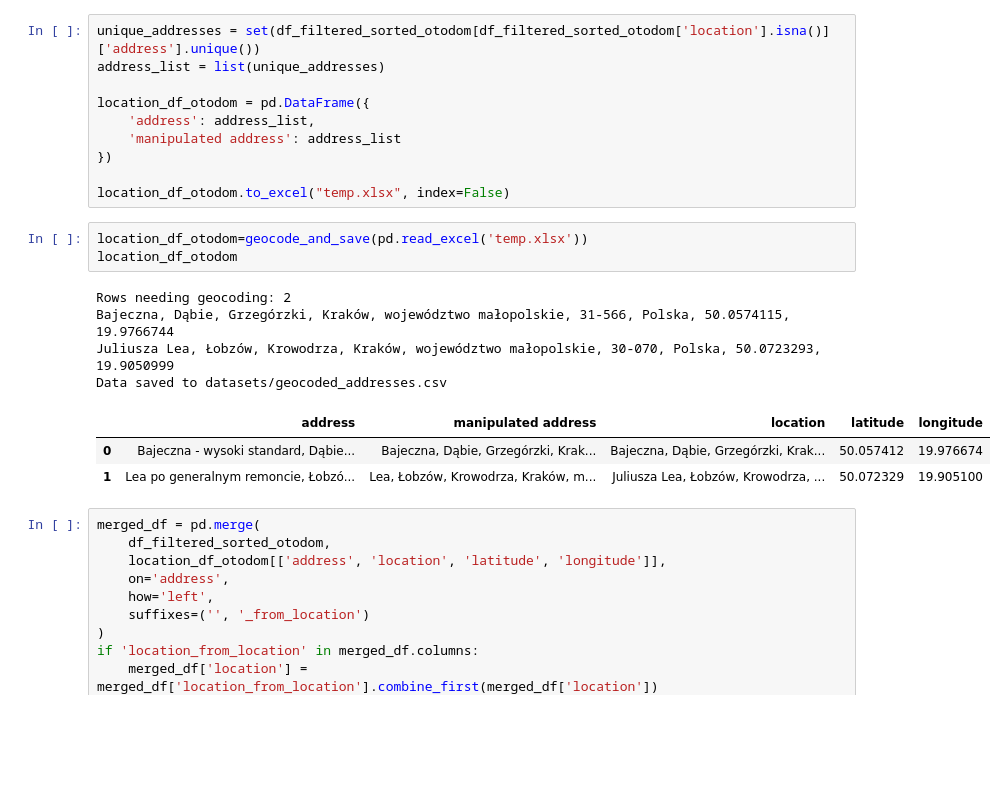
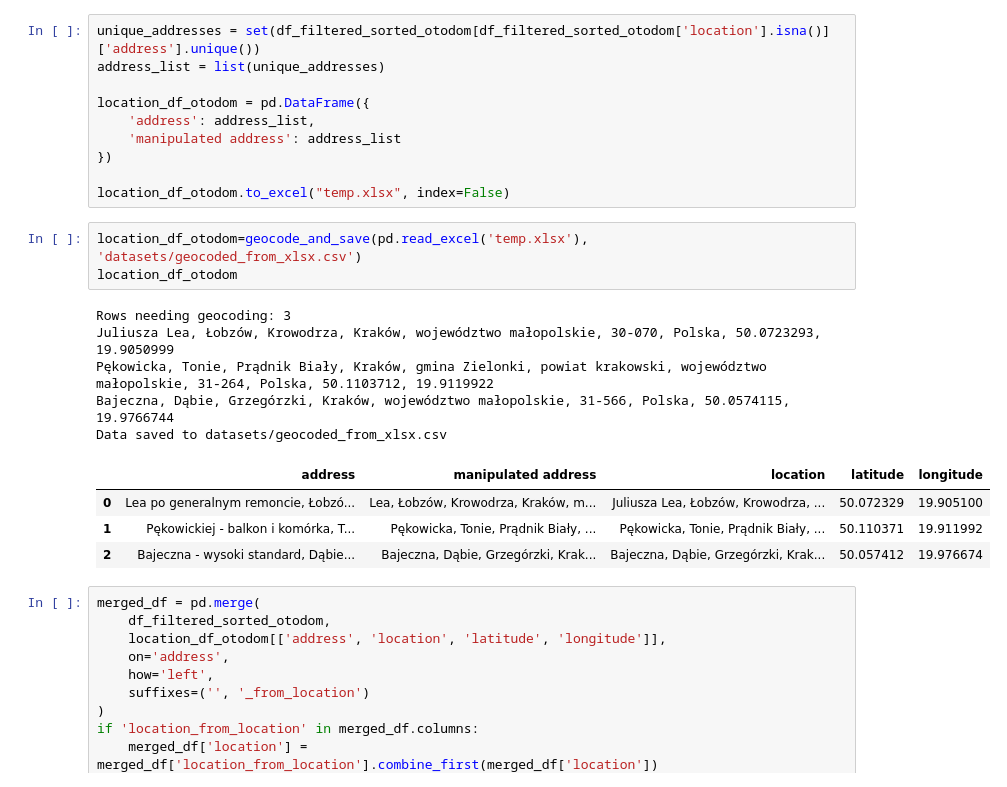
Before and after one commit to ksobczykR2DS/cracow-house-market-analysis, a Jupyter notebook: data_cleaning_and_engineering.ipynb, the cells around one changed output. Drawn from its saved outputs; the diff is of its cells as text; blank space fills up the shorter version.

```diff
--- a/data_cleaning_and_engineering.ipynb
+++ b/data_cleaning_and_engineering.ipynb
@@ -1651,16 +1696,18 @@ location_df_otodom = pd.DataFrame({
 
 location_df_otodom.to_excel("temp.xlsx", index=False)
 # %%
-location_df_otodom=geocode_and_save(pd.read_excel('temp.xlsx'))
+location_df_otodom=geocode_and_save(pd.read_excel('temp.xlsx'), 'datasets/geocoded_from_xlsx.csv')
 location_df_otodom
 # %% [output]
-Rows needing geocoding: 2
+Rows needing geocoding: 3
+Juliusza Lea, Łobzów, Krowodrza, Kraków, województwo małopolskie, 30-070, Polska, 50.0723293, 19.9050999
+Pękowicka, Tonie, Prądnik Biały, Kraków, gmina Zielonki, powiat krakowski, województwo małopolskie, 31-264, Polska, 50.1103712, 19.9119922
 Bajeczna, Dąbie, Grzegórzki, Kraków, województwo małopolskie, 31-566, Polska, 50.0574115, 19.9766744
-Juliusza Lea, Łobzów, Krowodrza, Kraków, województwo małopolskie, 30-070, Polska, 50.0723293, 19.9050999
-Data saved to datasets/geocoded_addresses.csv
+Data saved to datasets/geocoded_from_xlsx.csv
 |  | address | manipulated address | location | latitude | longitude |
-| 0 | Bajeczna - wysoki standard, Dąbie... | Bajeczna, Dąbie, Grzegórzki, Krak... | Bajeczna, Dąbie, Grzegórzki, Krak... | 50.057412 | 19.976674 |
-| 1 | Lea po generalnym remoncie, Łobzó... | Lea, Łobzów, Krowodrza, Kraków, m... | Juliusza Lea, Łobzów, Krowodrza, ... | 50.072329 | 19.905100 |
+| 0 | Lea po generalnym remoncie, Łobzó... | Lea, Łobzów, Krowodrza, Kraków, m... | Juliusza Lea, Łobzów, Krowodrza, ... | 50.072329 | 19.905100 |
+| 1 | Pękowickiej - balkon i komórka, T... | Pękowicka, Tonie, Prądnik Biały, ... | Pękowicka, Tonie, Prądnik Biały, ... | 50.110371 | 19.911992 |
+| 2 | Bajeczna - wysoki standard, Dąbie... | Bajeczna, Dąbie, Grzegórzki, Krak... | Bajeczna, Dąbie, Grzegórzki, Krak... | 50.057412 | 19.976674 |
 # %%
 merged_df = pd.merge(
     df_filtered_sorted_otodom,
```
Also changed, not shown: parts of 83 cells of this notebook, 11 other files.
